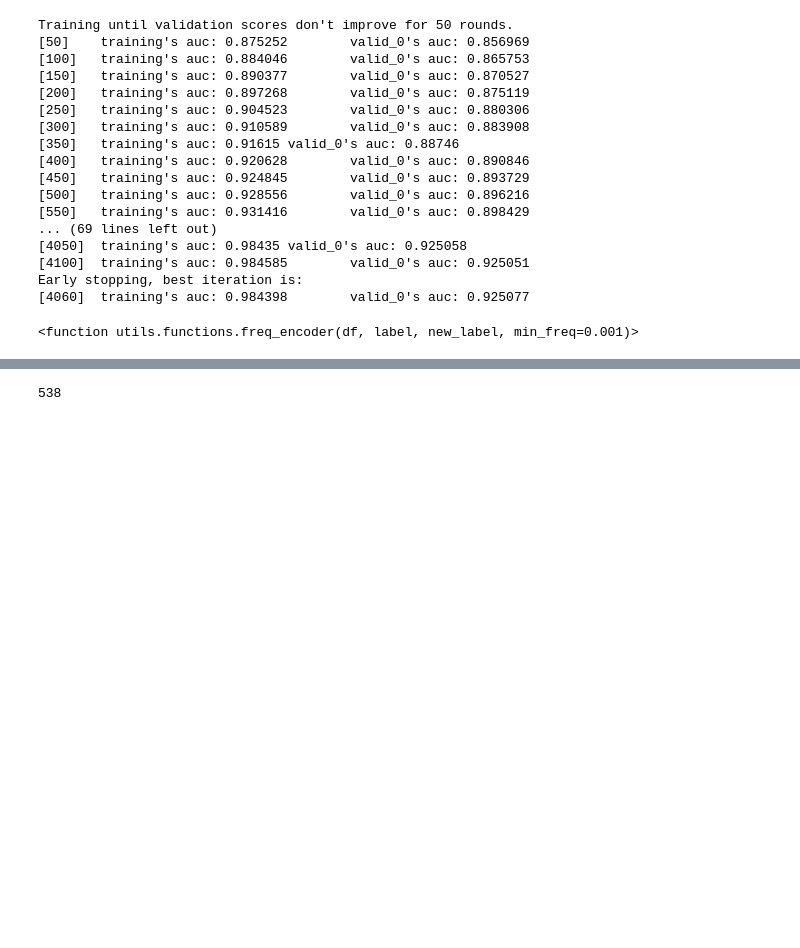
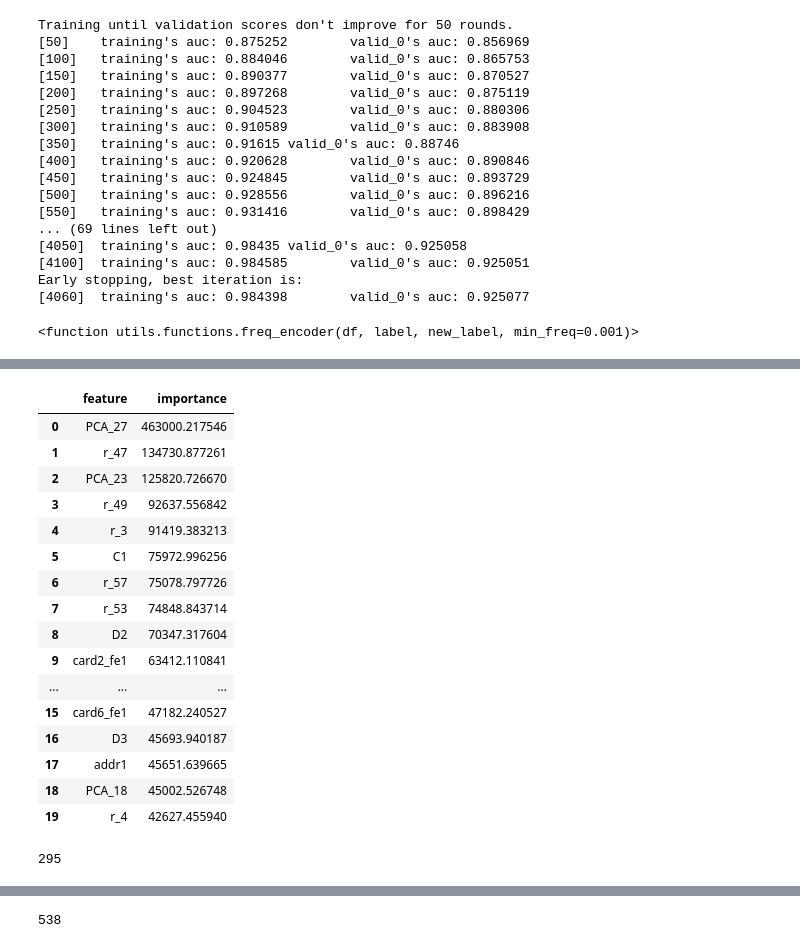
Before and after one commit to rodgomrod/kaggle_ieee_fraud, a Jupyter notebook: feature_engineering.ipynb, the cells around one changed output, grey strips where cells are left out. Saved outputs shown, nothing was run; the diff lists cells and outputs as text; code cells hidden in the pictures; blank space fills up the shorter version.

```diff
--- a/feature_engineering.ipynb
+++ b/feature_engineering.ipynb
@@ -234,0 +305,8 @@ freq_encoder
+# %%
+select_cols = [x for x in df.columns if x not in drop_cols+['addr']]
+# %%
+# X = pd.concat([pd.DataFrame(df_pca[:len(train)]), train[cols_pca]],axis=1)
+# X = pd.concat([df[cols_c_c][:len(train)], train[cols_pca]],axis=1)
+X = df[select_cols][:len(train)]
+y = train.isFraud
+gc.collect()
@@ -234,0 +315,10 @@ freq_encoder
+# %%
+X_fit = X[:int(len(X)*0.8)]
+y_fit = train.isFraud[:int(len(X)*0.8)]
+
+X_val = X[int(len(X)*0.8):]
+y_val = train.isFraud[int(len(X)*0.8):]
+gc.collect()
+
+df_importances = micro_train(X_fit, y_fit, X_val, y_val)
+# [2821]	training's auc: 0.975658	valid_0's auc: 0.922997
@@ -234,0 +343,20 @@ freq_encoder
+# %%
+df_importances.head(20)
+# %% [output]
+|  | feature | importance |
+| 0 | PCA_27 | 463000.217546 |
+| 1 | r_47 | 134730.877261 |
+| 2 | PCA_23 | 125820.726670 |
+| 3 | r_49 | 92637.556842 |
+| 4 | r_3 | 91419.383213 |
+| 5 | C1 | 75972.996256 |
+| 6 | r_57 | 75078.797726 |
+| 7 | r_53 | 74848.843714 |
+| 8 | D2 | 70347.317604 |
+| 9 | card2_fe1 | 63412.110841 |
+| ... | ... | ... |
+| 15 | card6_fe1 | 47182.240527 |
+| 16 | D3 | 45693.940187 |
+| 17 | addr1 | 45651.639665 |
+| 18 | PCA_18 | 45002.526748 |
+| 19 | r_4 | 42627.455940 |
@@ -234,0 +386,8 @@ freq_encoder
+# %%
+# X = pd.concat([pd.DataFrame(df_pca[:len(train)]), train[cols_pca]],axis=1)
+# X = pd.concat([df[cols_c_c][:len(train)], train[cols_pca]],axis=1)
+X = df[select_cols][:len(train)]
+y = train.isFraud
+gc.collect()
+# %% [output]
+295
```
Also changed, not shown: parts of 31 cells of this notebook, 1 other file.
